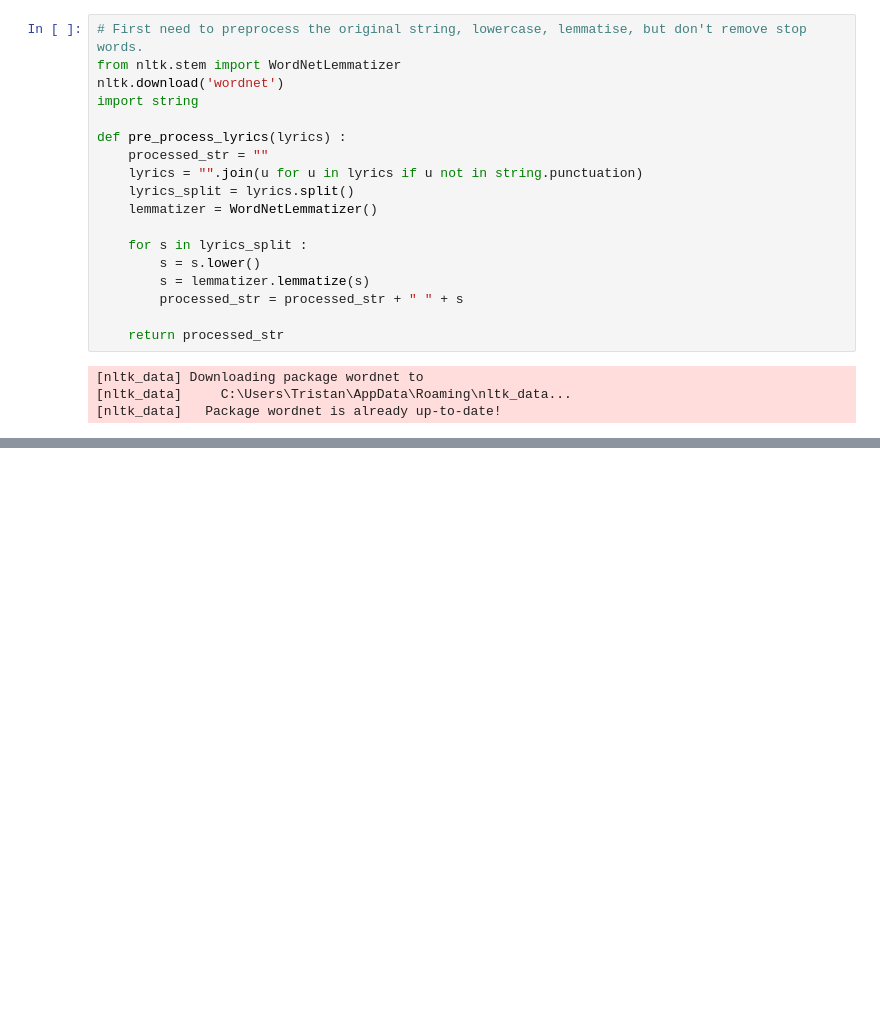
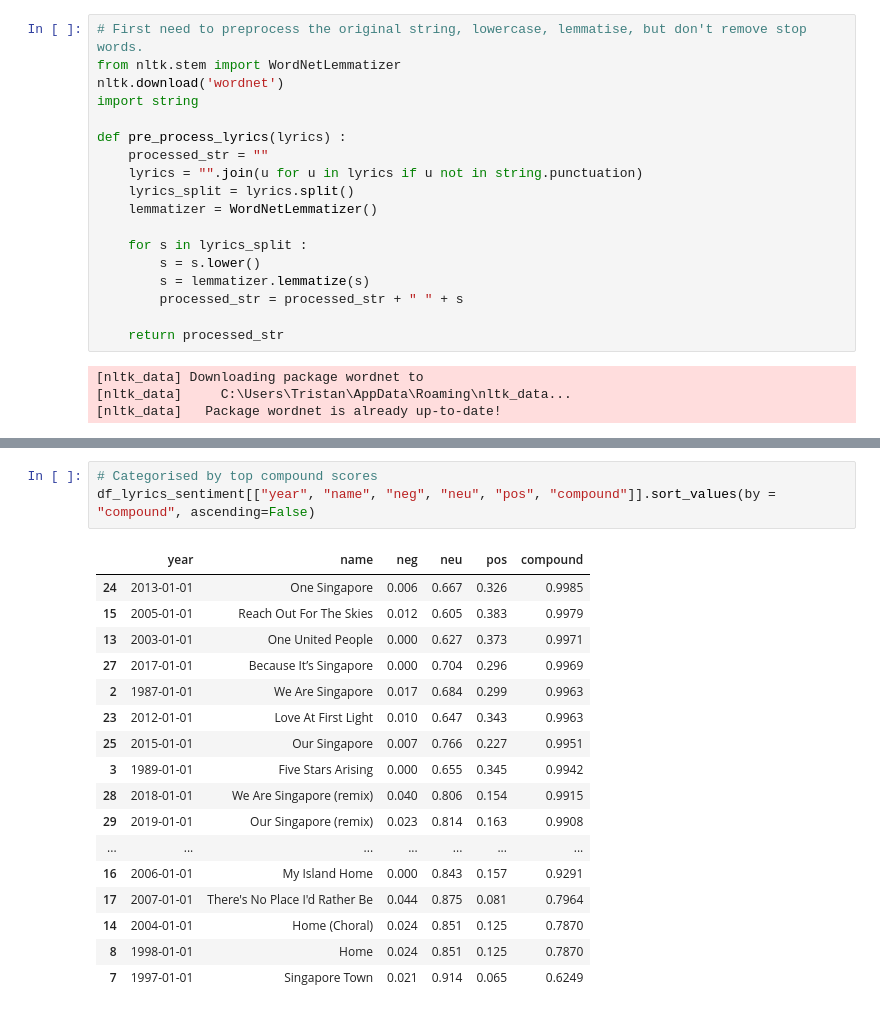
Before and after one commit to TristanKoh/ndp-songs-analysis, a Jupyter notebook: lyrics_eda.ipynb, the cells around one changed output, grey strips where cells are left out. Cells and saved outputs as stored; diff of their text form; blank space fills up the shorter version.

```diff
--- a/lyrics_eda.ipynb
+++ b/lyrics_eda.ipynb
@@ -402,0 +379,21 @@ df_lyrics_sentiment
+# %%
+# Categorised by top compound scores
+df_lyrics_sentiment[["year", "name", "neg", "neu", "pos", "compound"]].sort_values(by = "compound", ascending=False)
+# %% [output]
+|  | year | name | neg | neu | pos | compound |
+| 24 | 2013-01-01 | One Singapore | 0.006 | 0.667 | 0.326 | 0.9985 |
+| 15 | 2005-01-01 | Reach Out For The Skies | 0.012 | 0.605 | 0.383 | 0.9979 |
+| 13 | 2003-01-01 | One United People | 0.000 | 0.627 | 0.373 | 0.9971 |
+| 27 | 2017-01-01 | Because It’s Singapore | 0.000 | 0.704 | 0.296 | 0.9969 |
+| 2 | 1987-01-01 | We Are Singapore | 0.017 | 0.684 | 0.299 | 0.9963 |
+| 23 | 2012-01-01 | Love At First Light | 0.010 | 0.647 | 0.343 | 0.9963 |
+| 25 | 2015-01-01 | Our Singapore | 0.007 | 0.766 | 0.227 | 0.9951 |
+| 3 | 1989-01-01 | Five Stars Arising | 0.000 | 0.655 | 0.345 | 0.9942 |
+| 28 | 2018-01-01 | We Are Singapore (remix) | 0.040 | 0.806 | 0.154 | 0.9915 |
+| 29 | 2019-01-01 | Our Singapore (remix) | 0.023 | 0.814 | 0.163 | 0.9908 |
+| ... | ... | ... | ... | ... | ... | ... |
+| 16 | 2006-01-01 | My Island Home | 0.000 | 0.843 | 0.157 | 0.9291 |
+| 17 | 2007-01-01 | There's No Place I'd Rather Be | 0.044 | 0.875 | 0.081 | 0.7964 |
+| 14 | 2004-01-01 | Home (Choral) | 0.024 | 0.851 | 0.125 | 0.7870 |
+| 8 | 1998-01-01 | Home | 0.024 | 0.851 | 0.125 | 0.7870 |
+| 7 | 1997-01-01 | Singapore Town | 0.021 | 0.914 | 0.065 | 0.6249 |
```
Also changed, not shown: parts of 10 cells of this notebook.
